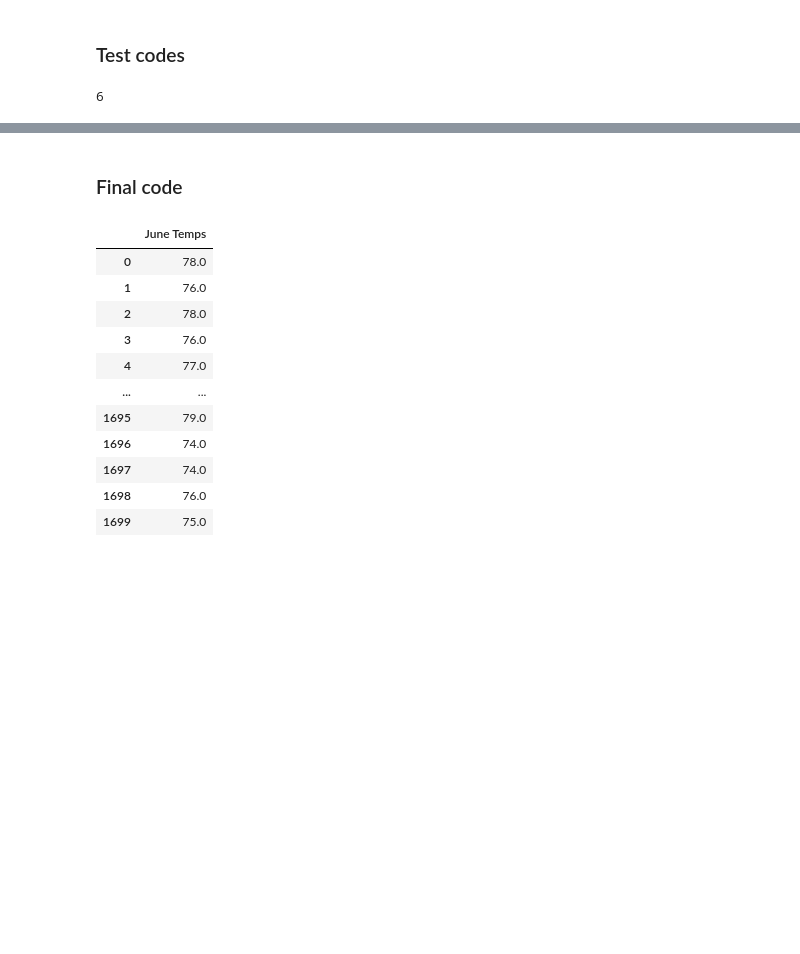
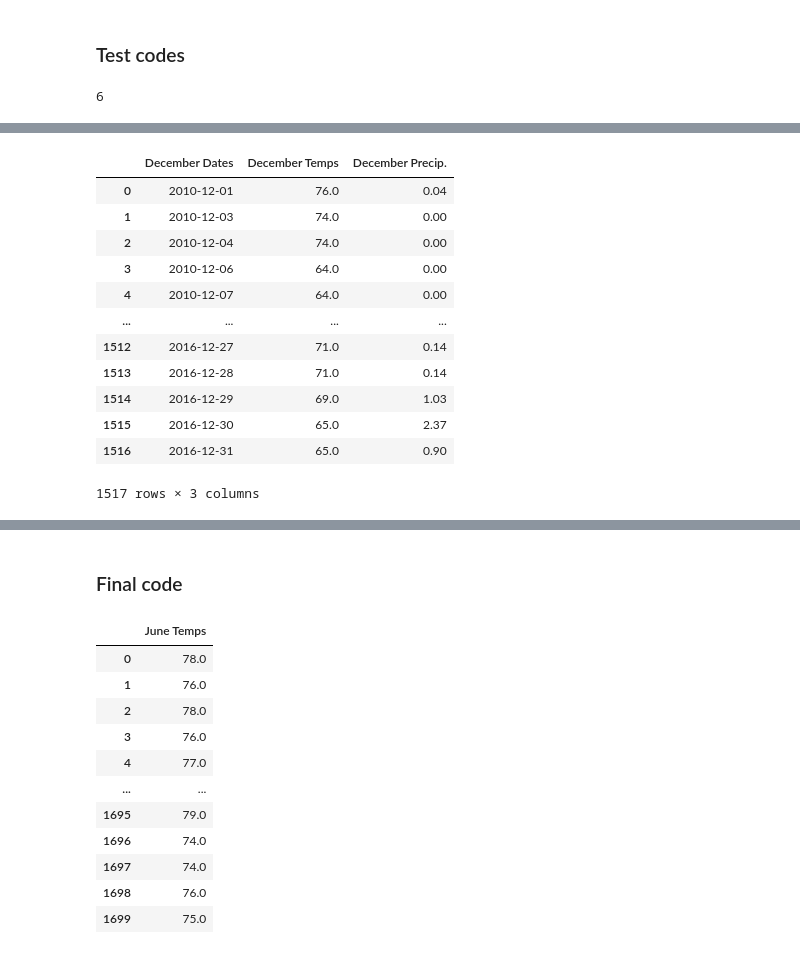
Before and after one commit to IJG-DR/surfs_up, a Jupyter notebook: SurfsUp_Challenge.ipynb, the cells around one changed output, grey strips where cells are left out. Saved outputs shown, nothing was run; the diff lists cells and outputs as text; code cells hidden in the pictures; blank space fills up the shorter version.

```diff
--- a/SurfsUp_Challenge.ipynb
+++ b/SurfsUp_Challenge.ipynb
@@ -84,0 +85,19 @@ june_results_test_df.describe()
+# %%
+december_results_test = []
+december_results_test = session.query(Measurement.date,Measurement.tobs,Measurement.prcp).filter(extract('month', Measurement.date) == 12 ).all()
+december_results_test_df = pd.DataFrame(december_results_test, columns = ['December Dates','December Temps','December Precip.'])
+december_results_test_df
+# %% [output]
+|  | December Dates | December Temps | December Precip. |
+| 0 | 2010-12-01 | 76.0 | 0.04 |
+| 1 | 2010-12-03 | 74.0 | 0.00 |
+| 2 | 2010-12-04 | 74.0 | 0.00 |
+| 3 | 2010-12-06 | 64.0 | 0.00 |
+| 4 | 2010-12-07 | 64.0 | 0.00 |
+| ... | ... | ... | ... |
+| 1512 | 2016-12-27 | 71.0 | 0.14 |
+| 1513 | 2016-12-28 | 71.0 | 0.14 |
+| 1514 | 2016-12-29 | 69.0 | 1.03 |
+| 1515 | 2016-12-30 | 65.0 | 2.37 |
+| 1516 | 2016-12-31 | 65.0 | 0.90 |
+1517 rows × 3 columns
```
Also changed, not shown: parts of 5 cells of this notebook, 6 other files.
